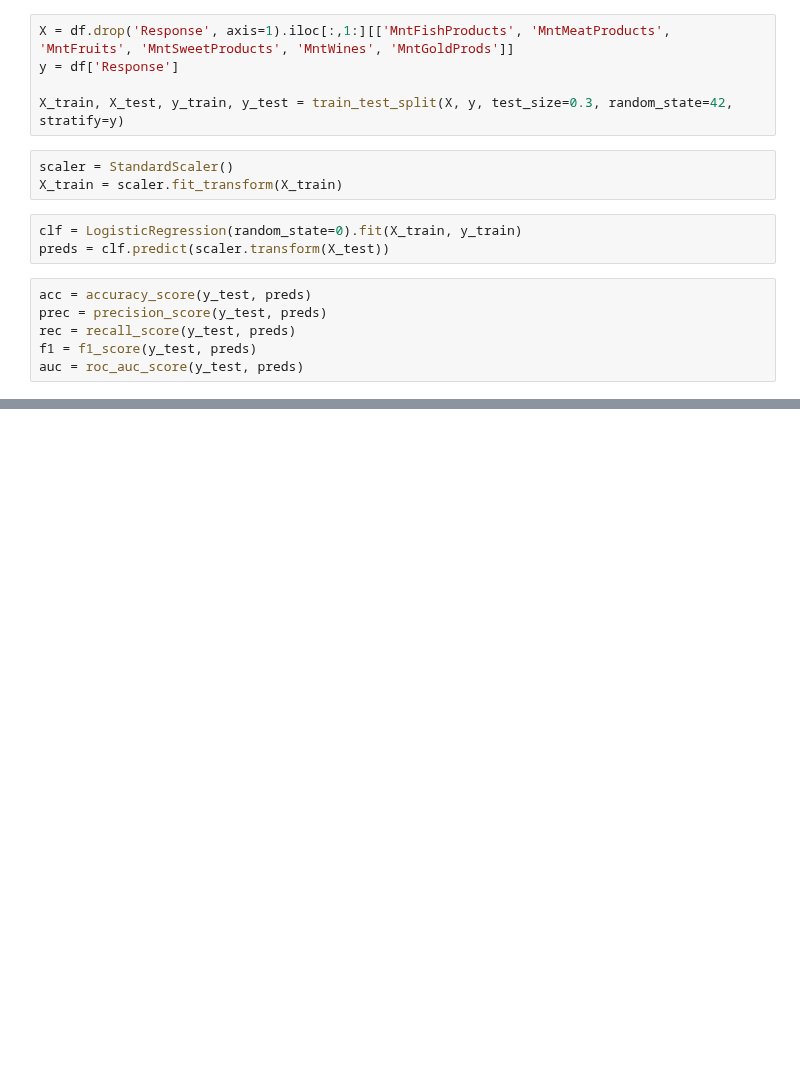
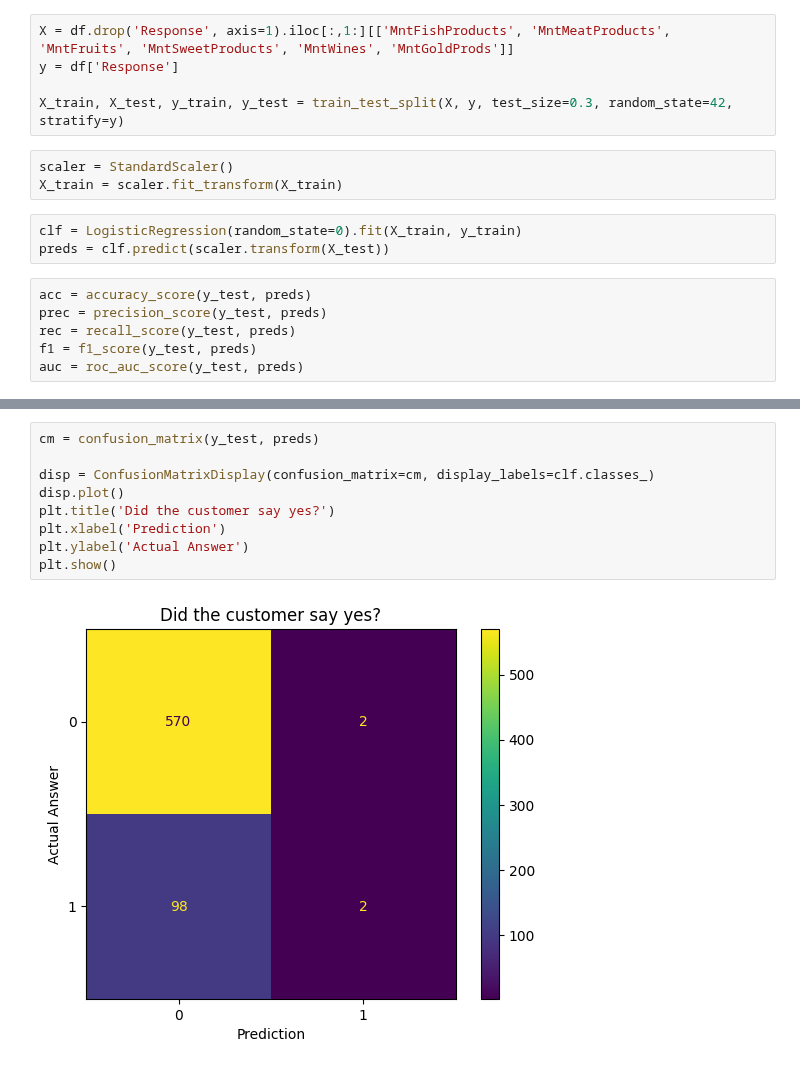
Before and after one commit to LexLorenzo/MachineLearningProjects, a Jupyter notebook: Lab_Exercise_2/copy1.ipynb, the cells around one changed output, grey strips where cells are left out. Drawn from its saved outputs; the diff is of its cells as text; blank space fills up the shorter version.

```diff
--- a/Lab_Exercise_2/copy1.ipynb
+++ b/Lab_Exercise_2/copy1.ipynb
@@ -226,3 +226,14 @@ Precision: 0.5000
 Recall: 0.0200
 F1: 0.0385
 AUC: 0.5083
+# %%
+cm = confusion_matrix(y_test, preds)
+
+disp = ConfusionMatrixDisplay(confusion_matrix=cm, display_labels=clf.classes_)
+disp.plot()
+plt.title('Did the customer say yes?')
+plt.xlabel('Prediction')
+plt.ylabel('Actual Answer')
+plt.show()
+# %% [output]
+[figure, added]
```
Also changed, not shown: parts of 2 cells of this notebook, 3 other files.
